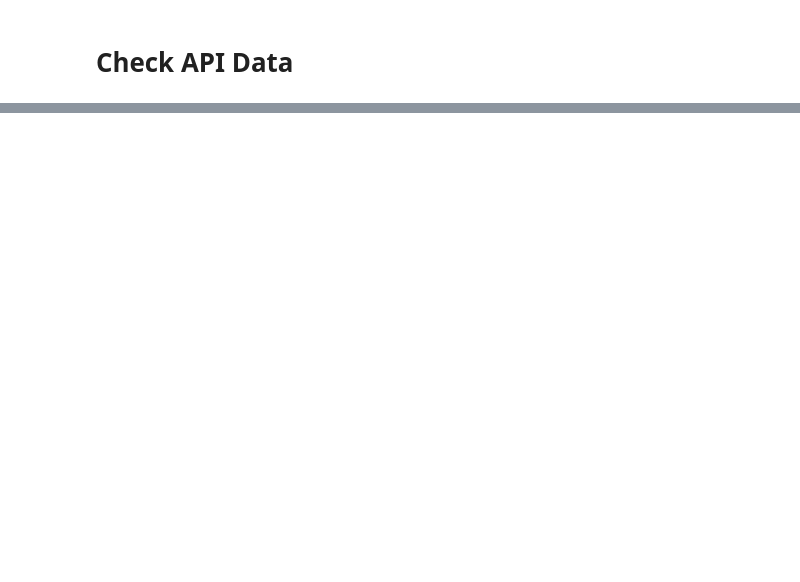
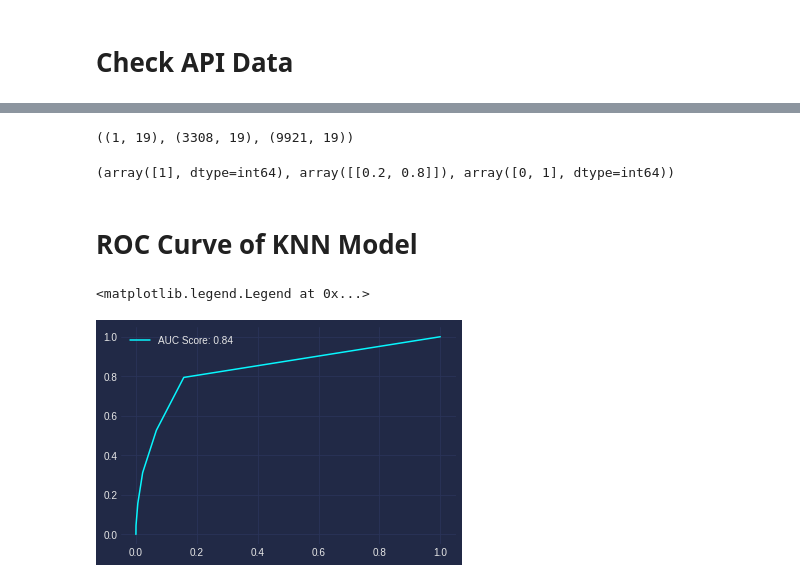
Before and after one commit to mkpetterson/Fraud_Detection, a Jupyter notebook: KNN_modeling.ipynb, the cells around one changed output, grey strips where cells are left out. Drawn from its saved outputs; the diff is of its cells as text; code cells hidden in the pictures; blank space fills up the shorter version.

```diff
--- a/KNN_modeling.ipynb
+++ b/KNN_modeling.ipynb
@@ -173,7 +180,7 @@ df.dropna(inplace=True)
 y = df.pop('fraud')
 X = df
 # Train Test Split Data
-X_train, X_test, y_train, y_test = train_test_split(X, y, test_size=0.4)
+X_train, X_test, y_train, y_test = train_test_split(X, y)
 # %%
 # View All Current NaN Features
 for col in df.columns.tolist():
@@ -214,3 +244,5 @@ sample_df.shape
 # %%
 test = clean_row(sample_df, False)
-test.shape
+test.shape, X_test.shape, X_train.shape
+# %% [output]
+((1, 19), (3308, 19), (9921, 19))
@@ -218,0 +249,13 @@ test_pred = knn.predict(test)
+# %%
+# Make prediction on test data
+test_pred = knn.predict(test)
+# Get probability of prediction
+test_proba = knn.predict_proba(test)
+# Verify classes
+classes = knn.classes_
+
+test_pred, test_proba, classes
+# %% [output]
+(array([1], dtype=int64), array([[0.2, 0.8]]), array([0, 1], dtype=int64))
+# %% [markdown]
+# ROC Curve of KNN Model
@@ -219,2 +264,2 @@ test_pred = knn.predict(test)
 # %%
-test_proba = knn.predict_proba(test)
+y_pred_proba = knn.predict_proba(X_test)
@@ -224,0 +266,12 @@ test_pred, test_proba, classes
+# %%
+# Get ROC Curve
+auc = round(roc_auc_score(y_test, y_pred_proba[:, 1]), 2)
+fpr, tpr, thresh = roc_curve(y_test, y_pred_proba[:, 1])
+
+
+plt.plot(fpr, tpr, label=f'AUC Score: {auc}')
+
+plt.legend()
+# %% [output]
+<matplotlib.legend.Legend at 0x...>
+[figure, added]
```
Also changed, not shown: parts of 17 cells of this notebook, 2 other files.
